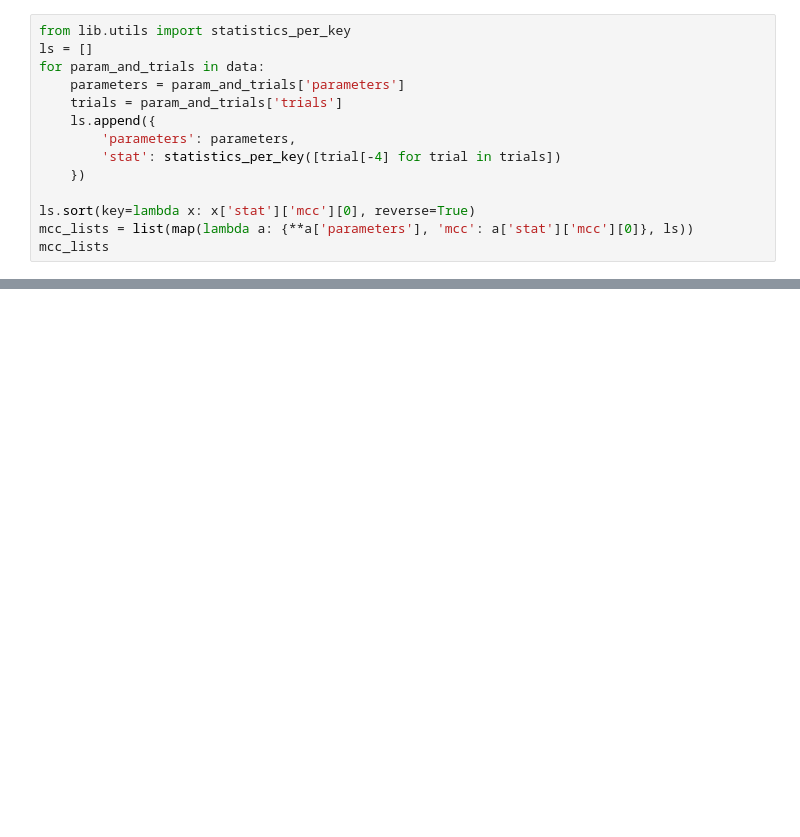
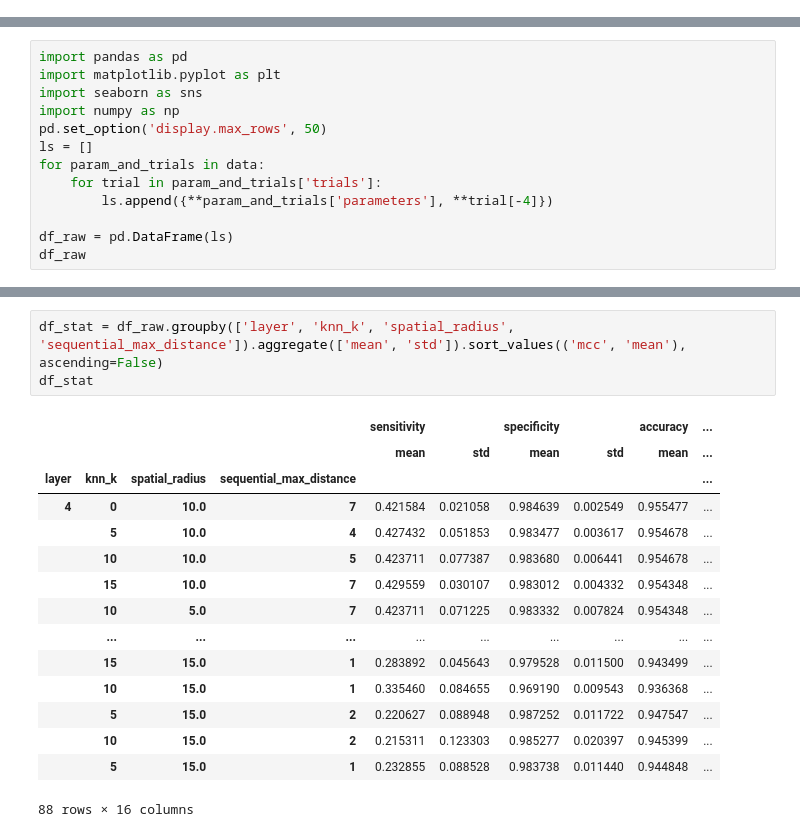
Before and after one commit to dlwocks31/atpbind, a Jupyter notebook: gearnet_ablation_pipeline.ipynb, the cells around one changed output, grey strips where cells are left out. Drawn from its saved outputs; the diff is of its cells as text; blank space fills up the shorter version.

```diff
--- a/gearnet_ablation_pipeline.ipynb
+++ b/gearnet_ablation_pipeline.ipynb
@@ -25,14 +4,0 @@ data
-# %%
-from lib.utils import statistics_per_key
-ls = []
-for param_and_trials in data:
-    parameters = param_and_trials['parameters']
-    trials = param_and_trials['trials']
-    ls.append({
-        'parameters': parameters,
-        'stat': statistics_per_key([trial[-4] for trial in trials])
-    })
-
-ls.sort(key=lambda x: x['stat']['mcc'][0], reverse=True)
-mcc_lists = list(map(lambda a: {**a['parameters'], 'mcc': a['stat']['mcc'][0]}, ls))
-mcc_lists
@@ -123,0 +5,13 @@ coefficients, intercept
+# %%
+import pandas as pd
+import matplotlib.pyplot as plt
+import seaborn as sns
+import numpy as np
+pd.set_option('display.max_rows', 50)
+ls = []
+for param_and_trials in data:
+    for trial in param_and_trials['trials']:
+        ls.append({**param_and_trials['parameters'], **trial[-4]})
+
+df_raw = pd.DataFrame(ls)
+df_raw
@@ -123,0 +32,19 @@ coefficients, intercept
+# %%
+df_stat = df_raw.groupby(['layer', 'knn_k', 'spatial_radius', 'sequential_max_distance']).aggregate(['mean', 'std']).sort_values(('mcc', 'mean'), ascending=False)
+df_stat
+# %% [output]
+|  |  |  |  | sensitivity |  | specificity |  | accuracy | ... |
+|  |  |  |  | mean | std | mean | std | mean | ... |
+| layer | knn_k | spatial_radius | sequential_max_distance |  |  |  |  |  | ... |
+| 4 | 0 | 10.0 | 7 | 0.421584 | 0.021058 | 0.984639 | 0.002549 | 0.955477 | ... |
+|  | 5 | 10.0 | 4 | 0.427432 | 0.051853 | 0.983477 | 0.003617 | 0.954678 | ... |
+|  | 10 | 10.0 | 5 | 0.423711 | 0.077387 | 0.983680 | 0.006441 | 0.954678 | ... |
+|  | 15 | 10.0 | 7 | 0.429559 | 0.030107 | 0.983012 | 0.004332 | 0.954348 | ... |
+|  | 10 | 5.0 | 7 | 0.423711 | 0.071225 | 0.983332 | 0.007824 | 0.954348 | ... |
+|  | ... | ... | ... | ... | ... | ... | ... | ... | ... |
+|  | 15 | 15.0 | 1 | 0.283892 | 0.045643 | 0.979528 | 0.011500 | 0.943499 | ... |
+|  | 10 | 15.0 | 1 | 0.335460 | 0.084655 | 0.969190 | 0.009543 | 0.936368 | ... |
+|  | 5 | 15.0 | 2 | 0.220627 | 0.088948 | 0.987252 | 0.011722 | 0.947547 | ... |
+|  | 10 | 15.0 | 2 | 0.215311 | 0.123303 | 0.985277 | 0.020397 | 0.945399 | ... |
+|  | 5 | 15.0 | 1 | 0.232855 | 0.088528 | 0.983738 | 0.011440 | 0.944848 | ... |
+88 rows × 16 columns
```
Also changed, not shown: parts of 9 cells of this notebook, 9 other files.
